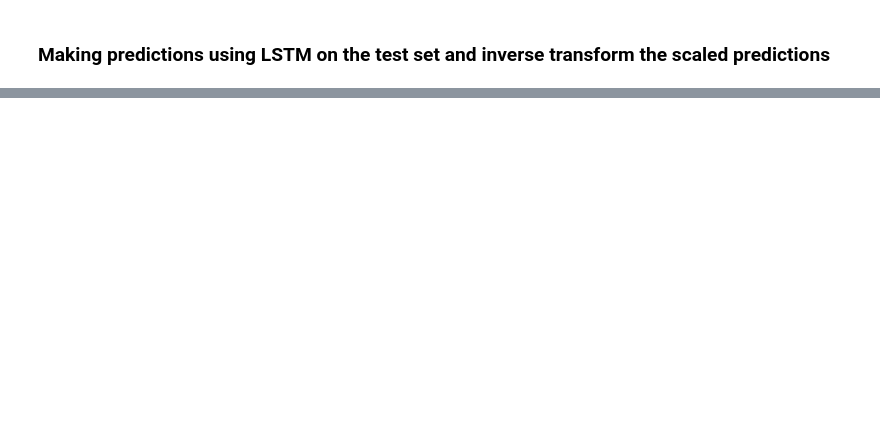
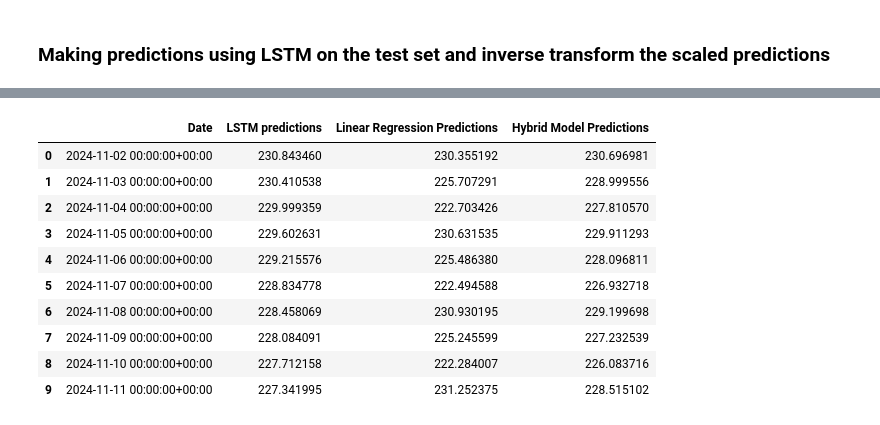
Before and after one commit to jc-cedric/hybrid-machine-learning, a Jupyter notebook: app.ipynb, the cells around one changed output, grey strips where cells are left out. Cells and saved outputs as stored; diff of their text form; code cells hidden in the pictures; blank space fills up the shorter version.

Commit message:
making predictions using the models

```diff
--- a/app.ipynb
+++ b/app.ipynb
@@ -188,0 +411,13 @@ hybrid_predictions = (0.7 * lstm_predictions) + (0.3 * lin_predictions)
+# %%
+# predicting using the LSTM model
+
+lstm_future_predictions = []
+last_sequence = X_test[-1].reshape(1, seq_length, 1)
+
+for _ in range(10):
+    lstm_pred = lstm_model.predict(last_sequence)[0,0]
+    lstm_future_predictions.append(lstm_pred)
+    lstm_pred_reshaped = np.array([[lstm_pred]]).reshape(1,1,1)
+    last_sequence = np.append(last_sequence[:,1:,:], lstm_pred_reshaped, axis=1)
+
+lstm_future_predictions = scaler.inverse_transform(np.array(lstm_future_predictions).reshape(-1,1))
@@ -188,0 +452,38 @@ hybrid_predictions = (0.7 * lstm_predictions) + (0.3 * lin_predictions)
+# %%
+# predicting using the Linear Regression
+recent_data = df['Close'].values[-3:]
+lin_future_predictions = []
+
+for _ in range(10):
+    lin_pred = lin_model.predict(recent_data.reshape(1,-1))[0]
+    lin_future_predictions.append(lin_pred)
+    recent_data = np.append(recent_data[1:], lin_pred)
+
+lin_future_predictions = scaler.inverse_transform(np.array(lin_future_predictions).reshape(-1,1))
+# %%
+# combining both models
+hybrid_future_predictions = (0.7 * lstm_future_predictions) + (0.3 * lin_future_predictions)
+# %%
+# creating a dataframe to look at the predictions
+future_dates = pd.date_range(start=df.index[-1] + pd.Timedelta(days=1), periods=10)
+
+predictions_df = pd.DataFrame({
+    'Date': future_dates,
+    'LSTM predictions': lstm_future_predictions.flatten(),
+    'Linear Regression Predictions': lin_future_predictions.flatten(),
+    'Hybrid Model Predictions': hybrid_future_predictions.flatten()
+})
+# %%
+predictions_df
+# %% [output]
+|  | Date | LSTM predictions | Linear Regression Predictions | Hybrid Model Predictions |
+| 0 | 2024-11-02 00:00:00+00:00 | 230.843460 | 230.355192 | 230.696981 |
+| 1 | 2024-11-03 00:00:00+00:00 | 230.410538 | 225.707291 | 228.999556 |
+| 2 | 2024-11-04 00:00:00+00:00 | 229.999359 | 222.703426 | 227.810570 |
+| 3 | 2024-11-05 00:00:00+00:00 | 229.602631 | 230.631535 | 229.911293 |
+| 4 | 2024-11-06 00:00:00+00:00 | 229.215576 | 225.486380 | 228.096811 |
+| 5 | 2024-11-07 00:00:00+00:00 | 228.834778 | 222.494588 | 226.932718 |
+| 6 | 2024-11-08 00:00:00+00:00 | 228.458069 | 230.930195 | 229.199698 |
+| 7 | 2024-11-09 00:00:00+00:00 | 228.084091 | 225.245599 | 227.232539 |
+| 8 | 2024-11-10 00:00:00+00:00 | 227.712158 | 222.284007 | 226.083716 |
+| 9 | 2024-11-11 00:00:00+00:00 | 227.341995 | 231.252375 | 228.515102 |
```
Also changed, not shown: parts of 27 cells of this notebook, 1 other file.
